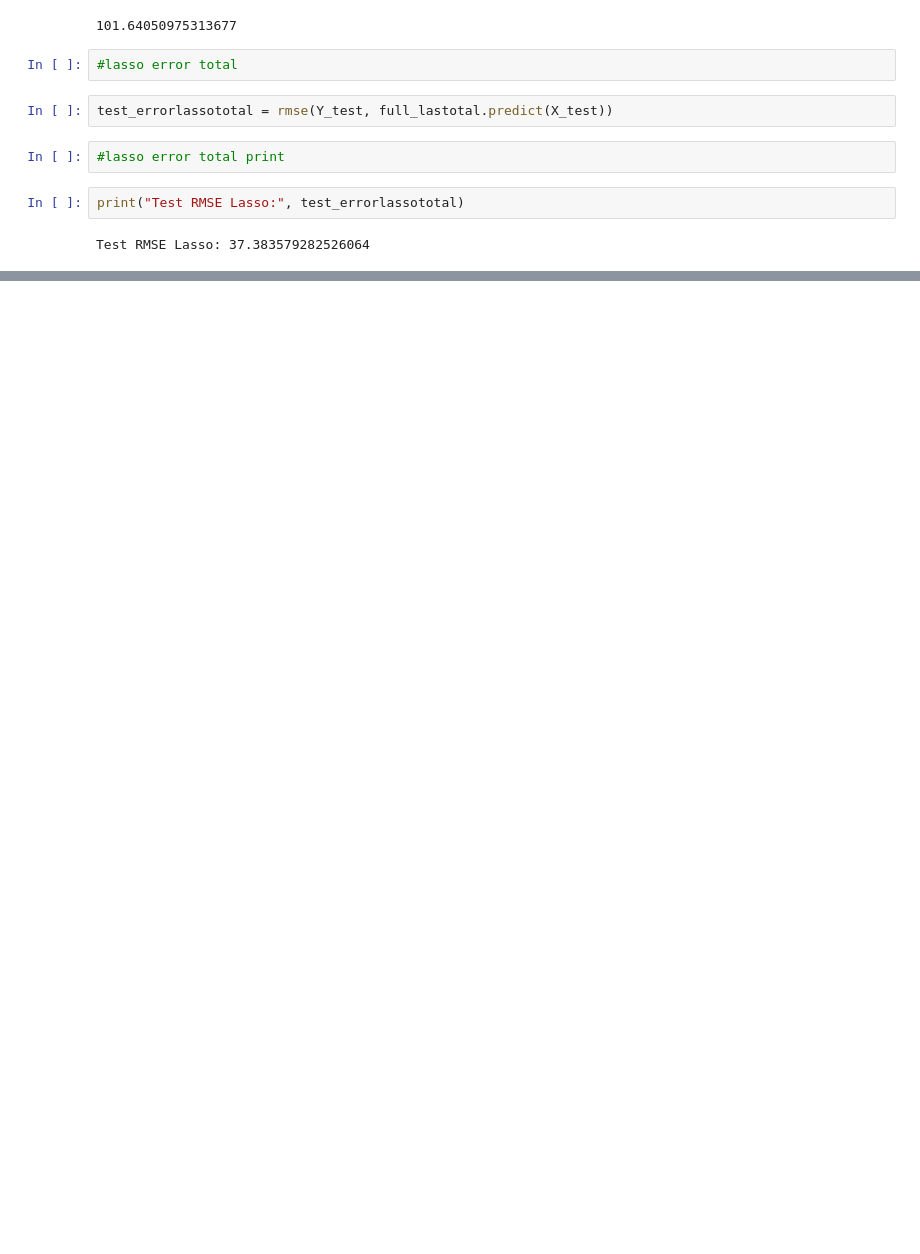
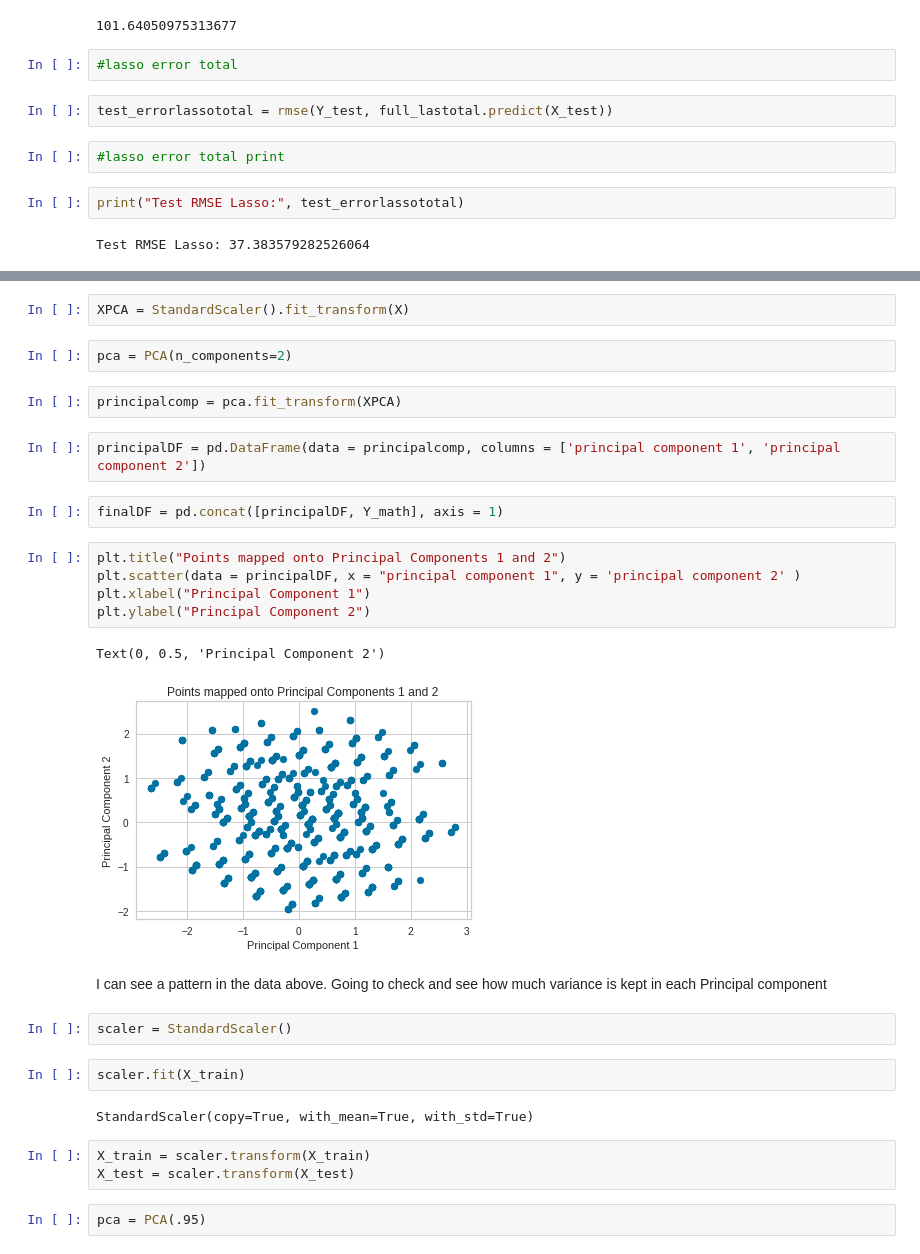
Before and after one commit to earthimmortal/DigHum100, a Jupyter notebook: Dighum100.ipynb, the cells around one changed output, grey strips where cells are left out. Drawn from its saved outputs; the diff is of its cells as text; blank space fills up the shorter version.

```diff
--- a/Dighum100.ipynb
+++ b/Dighum100.ipynb
@@ -713,0 +842,31 @@ plt.hist(dataset["total score"])
+# %%
+XPCA = StandardScaler().fit_transform(X)
+# %%
+pca = PCA(n_components=2)
+# %%
+principalcomp = pca.fit_transform(XPCA)
+# %%
+principalDF = pd.DataFrame(data = principalcomp, columns = ['principal component 1', 'principal component 2'])
+# %%
+finalDF = pd.concat([principalDF, Y_math], axis = 1)
+# %%
+plt.title("Points mapped onto Principal Components 1 and 2")
+plt.scatter(data = principalDF, x = "principal component 1", y = 'principal component 2' )
+plt.xlabel("Principal Component 1")
+plt.ylabel("Principal Component 2")
+# %% [output]
+Text(0, 0.5, 'Principal Component 2')
+[figure, added]
+# %% [markdown]
+I can see a pattern in the data above. Going to check and see how much variance is kept in each Principal component
+# %%
+scaler = StandardScaler()
+# %%
+scaler.fit(X_train)
+# %% [output]
+StandardScaler(copy=True, with_mean=True, with_std=True)
+# %%
+X_train = scaler.transform(X_train)
+X_test = scaler.transform(X_test)
+# %%
+pca = PCA(.95)
```
Also changed, not shown: parts of 108 cells of this notebook.
